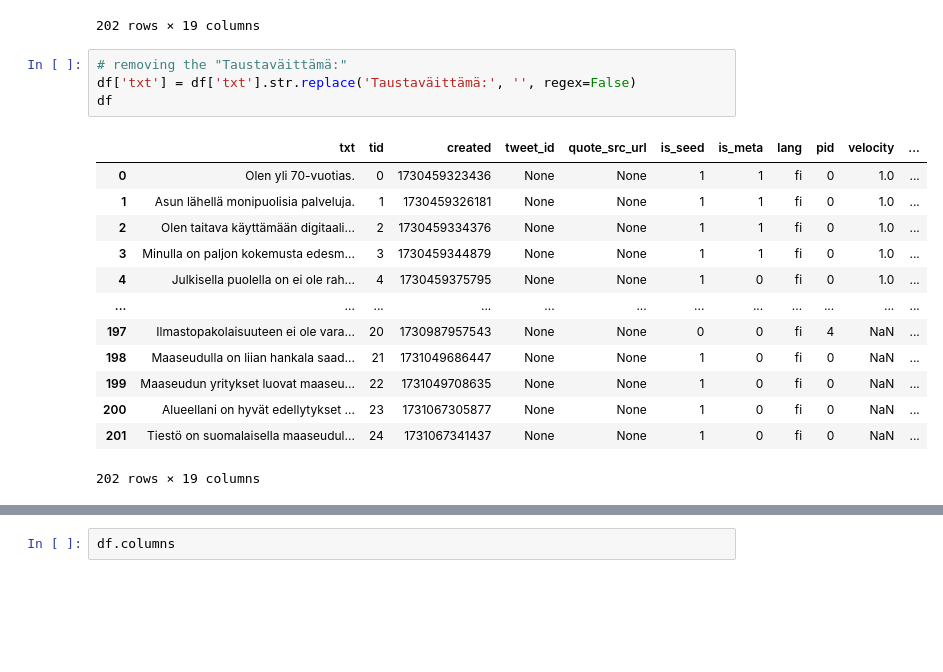
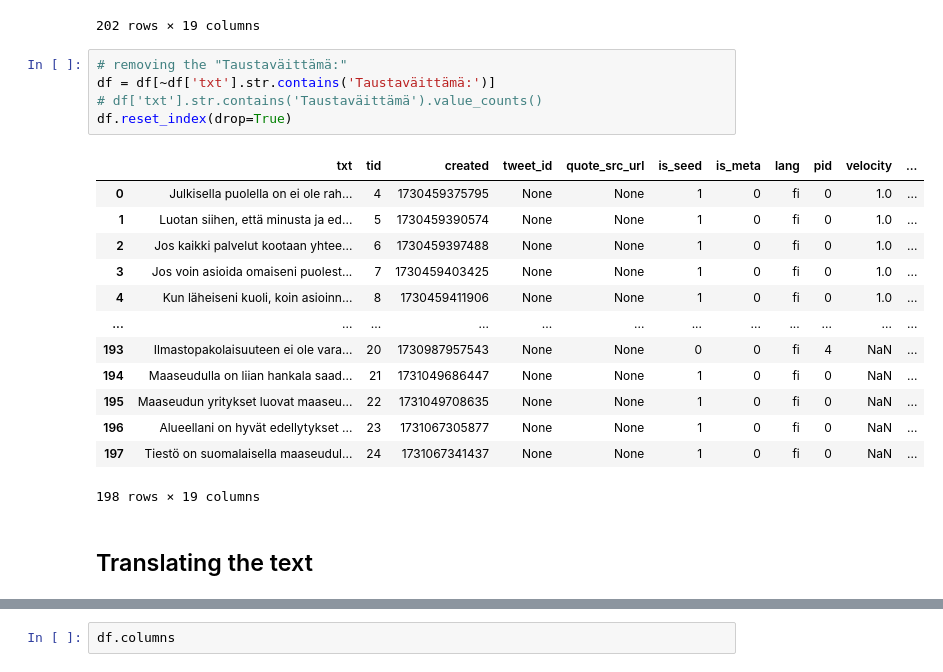
Before and after one commit to sophiaBuss0410/codevelhot, a Jupyter notebook: making data.ipynb, the cells around one changed output, grey strips where cells are left out. Saved outputs shown, nothing was run; the diff lists cells and outputs as text; blank space fills up the shorter version.

```diff
--- a/making data.ipynb
+++ b/making data.ipynb
@@ -78,19 +78,22 @@ df
 202 rows × 19 columns
 # %%
 # removing the "Taustaväittämä:"
-df['txt'] = df['txt'].str.replace('Taustaväittämä:', '', regex=False)
-df
+df = df[~df['txt'].str.contains('Taustaväittämä:')]
+# df['txt'].str.contains('Taustaväittämä').value_counts()
+df.reset_index(drop=True)
 # %% [output]
 |  | txt | tid | created | tweet_id | quote_src_url | is_seed | is_meta | lang | pid | velocity | ... |
-| 0 | Olen yli 70-vuotias. | 0 | 1730459323436 | None | None | 1 | 1 | fi | 0 | 1.0 | ... |
-| 1 | Asun lähellä monipuolisia palveluja. | 1 | 1730459326181 | None | None | 1 | 1 | fi | 0 | 1.0 | ... |
-| 2 | Olen taitava käyttämään digitaali... | 2 | 1730459334376 | None | None | 1 | 1 | fi | 0 | 1.0 | ... |
-| 3 | Minulla on paljon kokemusta edesm... | 3 | 1730459344879 | None | None | 1 | 1 | fi | 0 | 1.0 | ... |
-| 4 | Julkisella puolella on ei ole rah... | 4 | 1730459375795 | None | None | 1 | 0 | fi | 0 | 1.0 | ... |
+| 0 | Julkisella puolella on ei ole rah... | 4 | 1730459375795 | None | None | 1 | 0 | fi | 0 | 1.0 | ... |
+| 1 | Luotan siihen, että minusta ja ed... | 5 | 1730459390574 | None | None | 1 | 0 | fi | 0 | 1.0 | ... |
+| 2 | Jos kaikki palvelut kootaan yhtee... | 6 | 1730459397488 | None | None | 1 | 0 | fi | 0 | 1.0 | ... |
+| 3 | Jos voin asioida omaiseni puolest... | 7 | 1730459403425 | None | None | 1 | 0 | fi | 0 | 1.0 | ... |
+| 4 | Kun läheiseni kuoli, koin asioinn... | 8 | 1730459411906 | None | None | 1 | 0 | fi | 0 | 1.0 | ... |
 | ... | ... | ... | ... | ... | ... | ... | ... | ... | ... | ... | ... |
-| 197 | Ilmastopakolaisuuteen ei ole vara... | 20 | 1730987957543 | None | None | 0 | 0 | fi | 4 | NaN | ... |
-| 198 | Maaseudulla on liian hankala saad... | 21 | 1731049686447 | None | None | 1 | 0 | fi | 0 | NaN | ... |
-| 199 | Maaseudun yritykset luovat maaseu... | 22 | 1731049708635 | None | None | 1 | 0 | fi | 0 | NaN | ... |
-| 200 | Alueellani on hyvät edellytykset ... | 23 | 1731067305877 | None | None | 1 | 0 | fi | 0 | NaN | ... |
-| 201 | Tiestö on suomalaisella maaseudul... | 24 | 1731067341437 | None | None | 1 | 0 | fi | 0 | NaN | ... |
+| 193 | Ilmastopakolaisuuteen ei ole vara... | 20 | 1730987957543 | None | None | 0 | 0 | fi | 4 | NaN | ... |
+| 194 | Maaseudulla on liian hankala saad... | 21 | 1731049686447 | None | None | 1 | 0 | fi | 0 | NaN | ... |
+| 195 | Maaseudun yritykset luovat maaseu... | 22 | 1731049708635 | None | None | 1 | 0 | fi | 0 | NaN | ... |
+| 196 | Alueellani on hyvät edellytykset ... | 23 | 1731067305877 | None | None | 1 | 0 | fi | 0 | NaN | ... |
+| 197 | Tiestö on suomalaisella maaseudul... | 24 | 1731067341437 | None | None | 1 | 0 | fi | 0 | NaN | ... |
-202 rows × 19 columns
+198 rows × 19 columns
+# %% [markdown]
+## Translating the text
```
Also changed, not shown: parts of 4 cells of this notebook, 2 other files.
